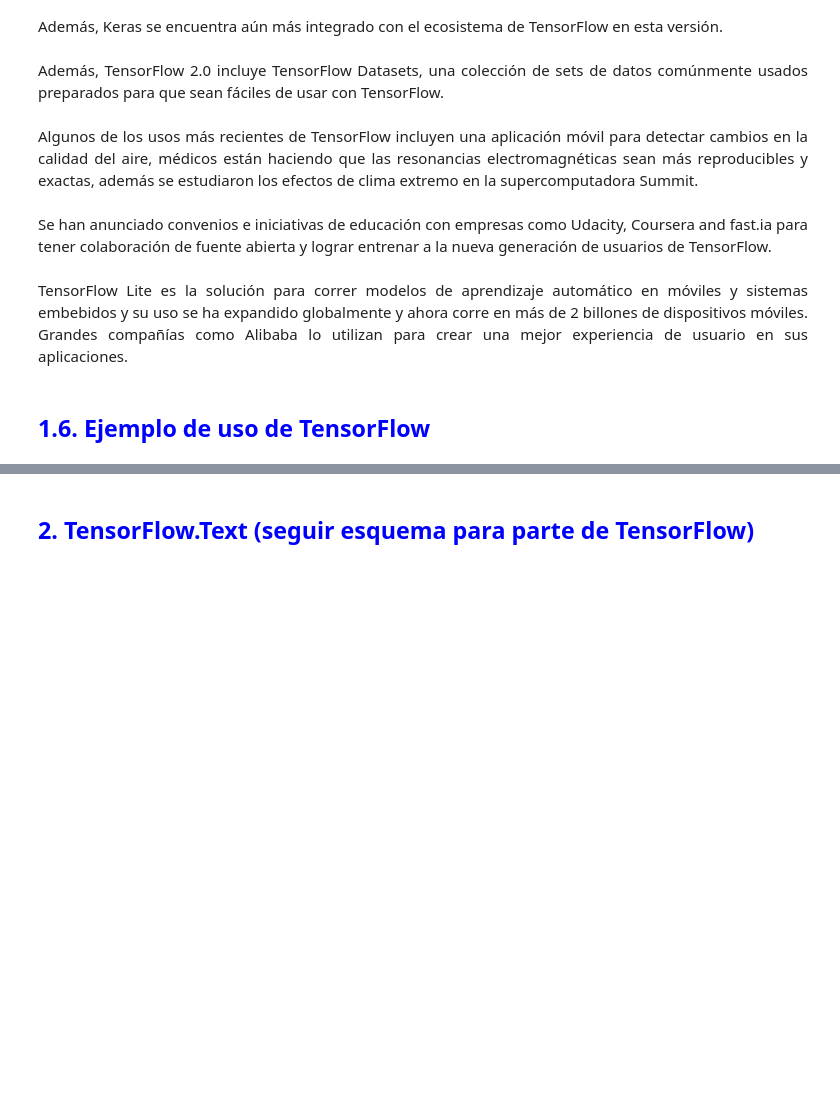
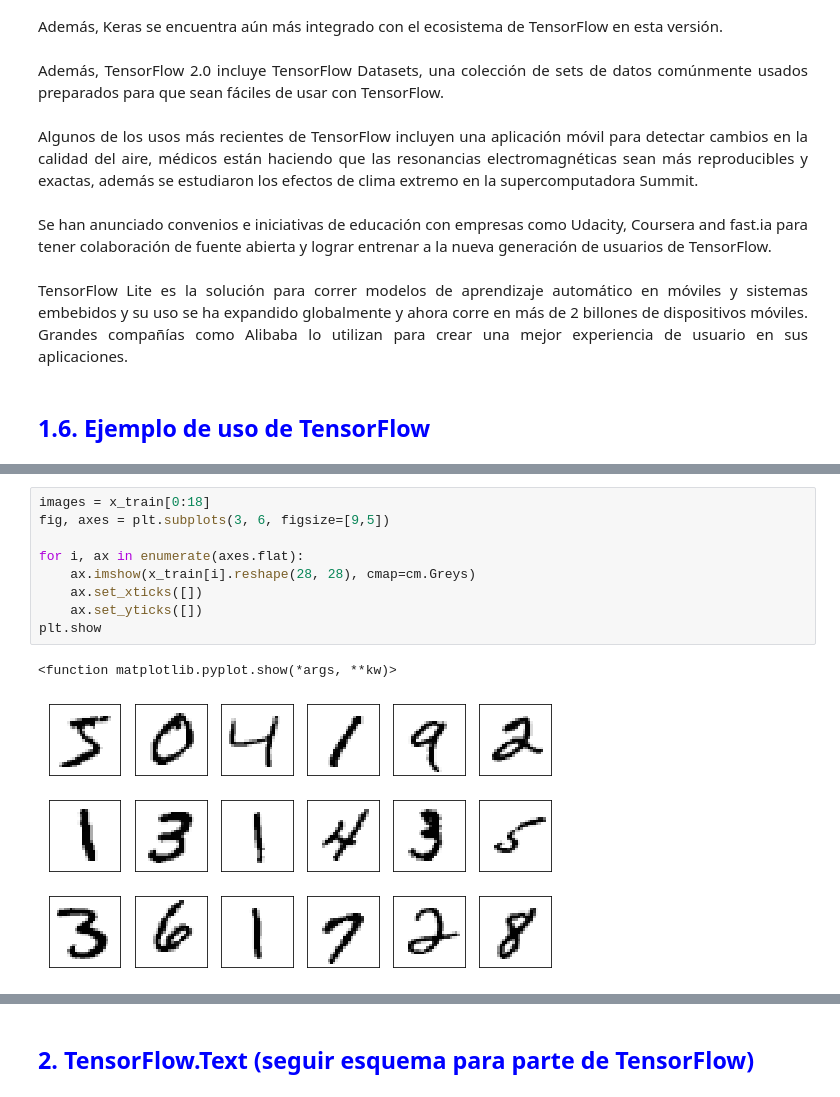
Before and after one commit to jpvernava/Inv-Corta-3, a Jupyter notebook: Inv-Corta-3.ipynb, the cells around one changed output, grey strips where cells are left out. Cells and saved outputs as stored; diff of their text form; blank space fills up the shorter version.

```diff
--- a/Inv-Corta-3.ipynb
+++ b/Inv-Corta-3.ipynb
@@ -157,0 +190,12 @@ AttributeError: module 'tensorflow' has no attribute 'Session'
+# %%
+images = x_train[0:18]
+fig, axes = plt.subplots(3, 6, figsize=[9,5])
+
+for i, ax in enumerate(axes.flat):
+    ax.imshow(x_train[i].reshape(28, 28), cmap=cm.Greys)
+    ax.set_xticks([])
+    ax.set_yticks([])
+plt.show
+# %% [output]
+<function matplotlib.pyplot.show(*args, **kw)>
+[figure, added]
```
Also changed, not shown: parts of 38 cells of this notebook, 1 other file.
